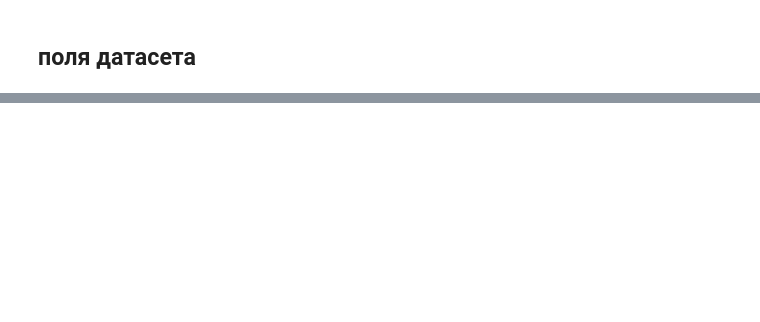
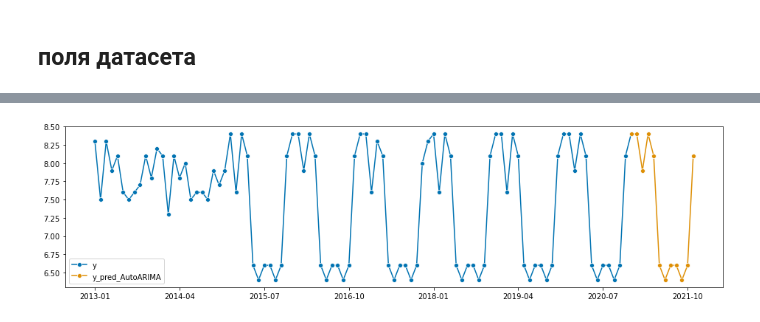
Before and after one commit to stureiko/TFP, a Jupyter notebook: TFP-ML-model.ipynb, the cells around one changed output, grey strips where cells are left out. Drawn from its saved outputs; the diff is of its cells as text; code cells hidden in the pictures; blank space fills up the shorter version.

```diff
--- a/TFP-ML-model.ipynb
+++ b/TFP-ML-model.ipynb
@@ -235,0 +90,35 @@ RMSE:   98.107
+# %%
+#Forecasting
+
+forecast_period = 12
+
+# y_train, y_test = temporal_train_test_split(y, test_size=forecast_period)
+
+# fh = ForecastingHorizon(y_test.index, is_relative=False)
+
+fh = ForecastingHorizon(
+    pd.PeriodIndex(pd.date_range(str(y.index[-1].year) + '-' + str(y.index[-1].month),
+                                 periods=forecast_period, freq="M")),
+    is_relative=False)
+
+# Forecasters
+
+forecaster_AutoARIMA = AutoARIMA(sp=forecast_period, suppress_warnings=True)
+
+# forecaster_AutoETS = AutoETS(auto=True, sp=forecast_period, n_jobs=-1)
+
+# forecaster_NaiveForecaster = NaiveForecaster(strategy="last", sp=forecast_period)
+
+forecaster_AutoARIMA.fit(y)
+y_pred_AutoARIMA = forecaster_AutoARIMA.predict(fh)
+
+# forecaster_AutoETS.fit(y_train)
+# y_pred_AutoETS = forecaster_AutoETS.predict(fh)
+
+# forecaster_NaiveForecaster.fit(y_train)
+# y_pred_NaiveForecaster = forecaster_NaiveForecaster.predict(fh)
+
+plot_series(y, y_pred_AutoARIMA,
+            labels=["y", "y_pred_AutoARIMA"]);
+# %% [output]
+[figure, added]
```
Also changed, not shown: parts of 30 cells of this notebook.
